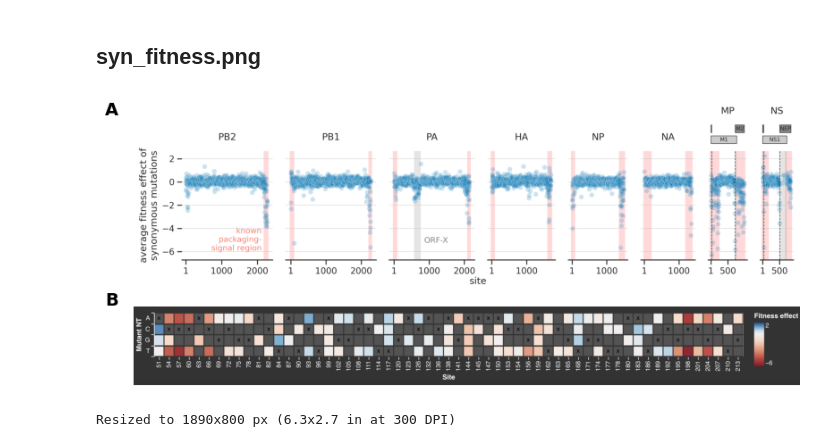
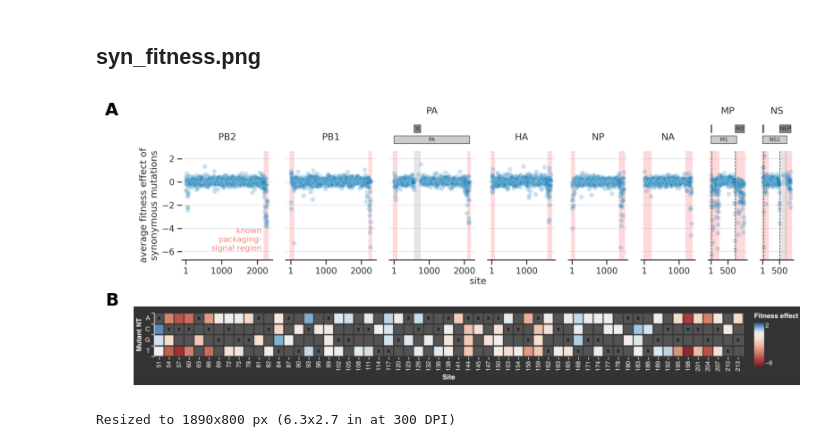
Before and after one commit to matsengrp/flu-mut-rates, a Jupyter notebook: notebooks/compose_figures.ipynb, the cells around one changed output. Drawn from its saved outputs; the diff is of its cells as text; code cells hidden in the pictures.

```diff
--- a/notebooks/compose_figures.ipynb
+++ b/notebooks/compose_figures.ipynb
@@ -360,7 +362,7 @@ Resized to 2100x1105 px (7x3.7 in at 300 DPI)
 ## syn_fitness.png
 # %%
 img_a = mpimg.imread("../results/figures/fitness_effect_syn.png")
-img_b = mpimg.imread("../results/figures/nt_heatmap.png")
+img_b = mpimg.imread("../data/pngs/nt_heatmap.png")
 
 a_aspect = img_a.shape[0] / img_a.shape[1]
 b_aspect = img_b.shape[0] / img_b.shape[1]
@@ -387,34 +389,34 @@ a_x0 = left_margin_in / fig_width_in
 a_y0 = (fig_height_in - top_margin_in - a_height_in) / fig_height_in
 a_w = a_width_in / fig_width_in
 a_h = a_height_in / fig_height_in
 ax_a = fig.add_axes([a_x0, a_y0, a_w, a_h])
 ax_a.imshow(img_a)
 ax_a.axis("off")
 
 b_x0 = left_margin_in / fig_width_in
 b_y0 = bottom_margin_in / fig_height_in
 b_w = b_width_in / fig_width_in
 b_h = b_height_in / fig_height_in
 ax_b = fig.add_axes([b_x0, b_y0, b_w, b_h])
 ax_b.imshow(img_b)
 ax_b.axis("off")
 
 label_x = 0.01
 pos_a = ax_a.get_position()
 pos_b = ax_b.get_position()
 fig.text(label_x, pos_a.y1, "A",
          fontsize=14, fontweight="bold", va="top", ha="left")
 fig.text(label_x, pos_b.y1 - 0.005, "B",
          fontsize=14, fontweight="bold", va="bottom", ha="left")
 
 plt.savefig(
     "../results/figures/syn_fitness.png",
     dpi=300,
     bbox_inches="tight",
 )
 plt.show()
 # %% [output]
-[figure, old version]
+[figure, new version]
 # %%
 # Resize syn_fitness to 7 inches wide, preserving aspect ratio and DPI
 dpi = 300
```
Also changed, not shown: parts of 6 cells of this notebook, 44 other files.
